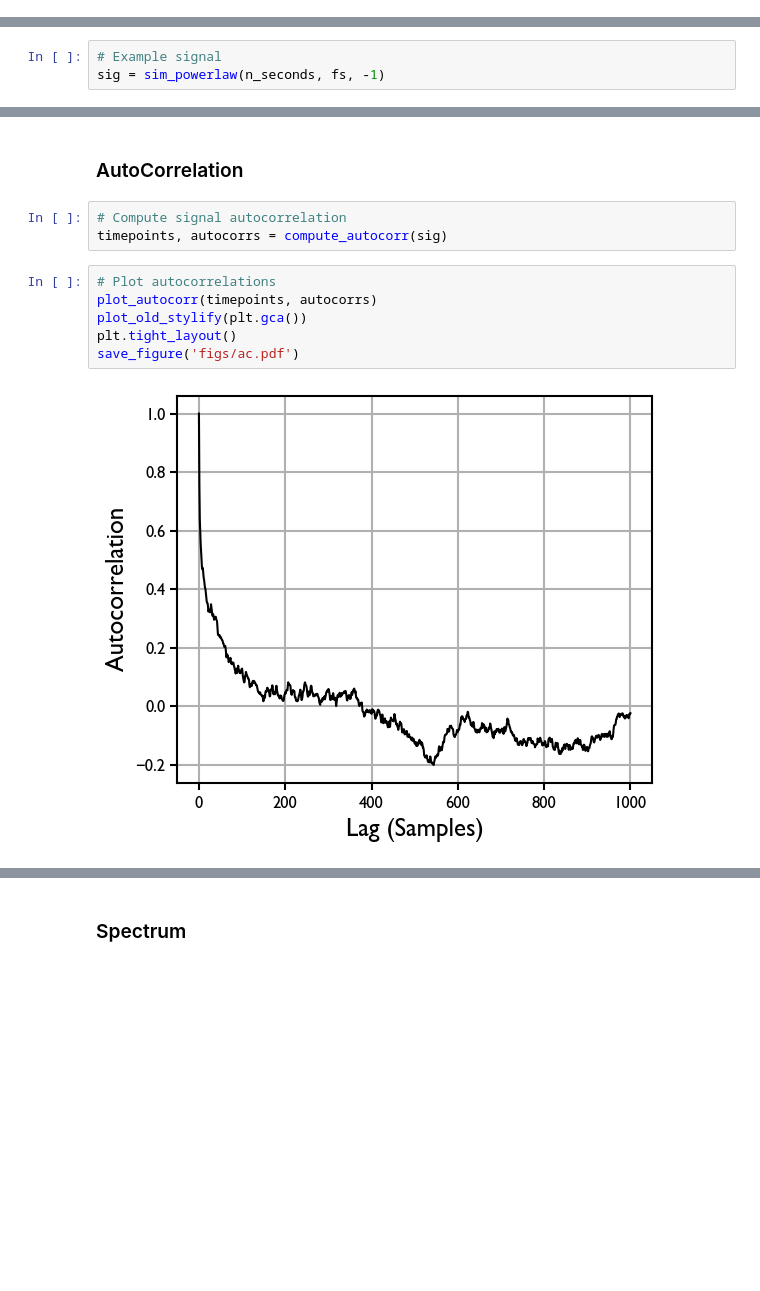
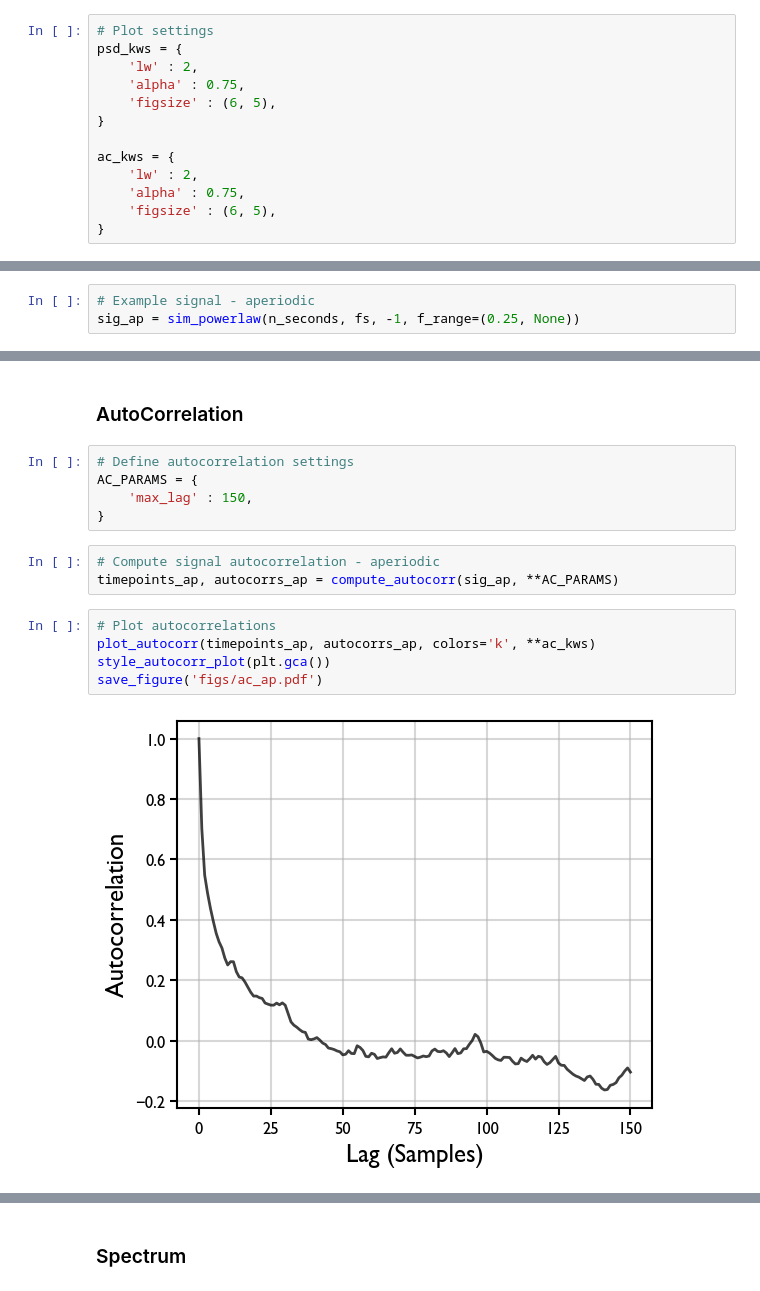
Before and after one commit to TomDonoghue/AperiodicHistory, a Jupyter notebook: 03-Figures.ipynb, the cells around one changed output, grey strips where cells are left out. Saved outputs shown, nothing was run; the diff lists cells and outputs as text; blank space fills up the shorter version.

```diff
--- a/03-Figures.ipynb
+++ b/03-Figures.ipynb
@@ -87,0 +27,13 @@ def plot_old_stylify(ax):
+# %%
+# Plot settings
+psd_kws = {
+    'lw' : 2,
+    'alpha' : 0.75,
+    'figsize' : (6, 5),
+}
+
+ac_kws = {
+    'lw' : 2,
+    'alpha' : 0.75,
+    'figsize' : (6, 5),
+}
@@ -94,3 +58,3 @@ fs = 250
 # %%
-# Example signal
-sig = sim_powerlaw(n_seconds, fs, -1)
+# Example signal - aperiodic
+sig_ap = sim_powerlaw(n_seconds, fs, -1, f_range=(0.25, None))
@@ -117,13 +91,17 @@ plt.gca().set_axis_off()
 # %% [markdown]
 ### AutoCorrelation
+# %%
+# Define autocorrelation settings
+AC_PARAMS = {
+    'max_lag' : 150,
+}
 # %%
-# Compute signal autocorrelation
-timepoints, autocorrs = compute_autocorr(sig)
+# Compute signal autocorrelation - aperiodic
+timepoints_ap, autocorrs_ap = compute_autocorr(sig_ap, **AC_PARAMS)
 # %%
 # Plot autocorrelations
-plot_autocorr(timepoints, autocorrs)
-plot_old_stylify(plt.gca())
-plt.tight_layout()
-save_figure('figs/ac.pdf')
+plot_autocorr(timepoints_ap, autocorrs_ap, colors='k', **ac_kws)
+style_autocorr_plot(plt.gca())
+save_figure('figs/ac_ap.pdf')
 # %% [output]
-[figure, old version]
+[figure, new version]
```
Also changed, not shown: parts of 40 cells of this notebook.
